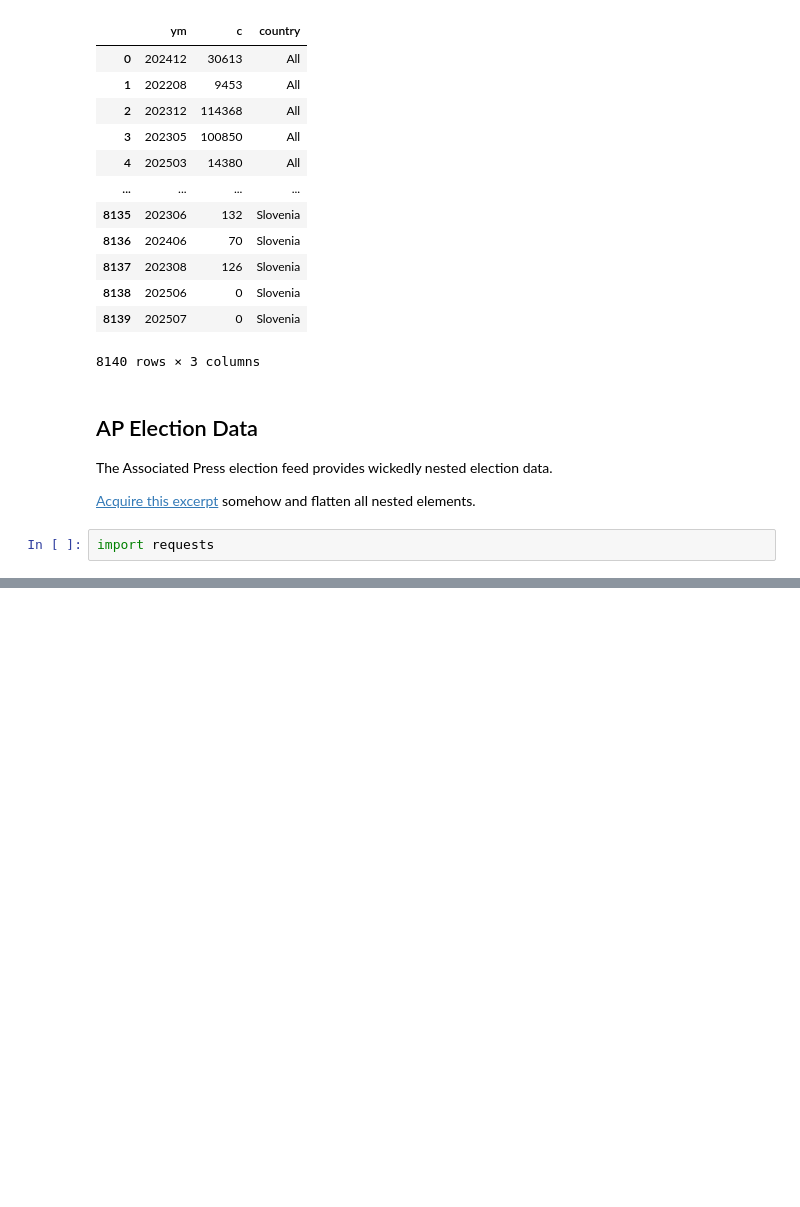
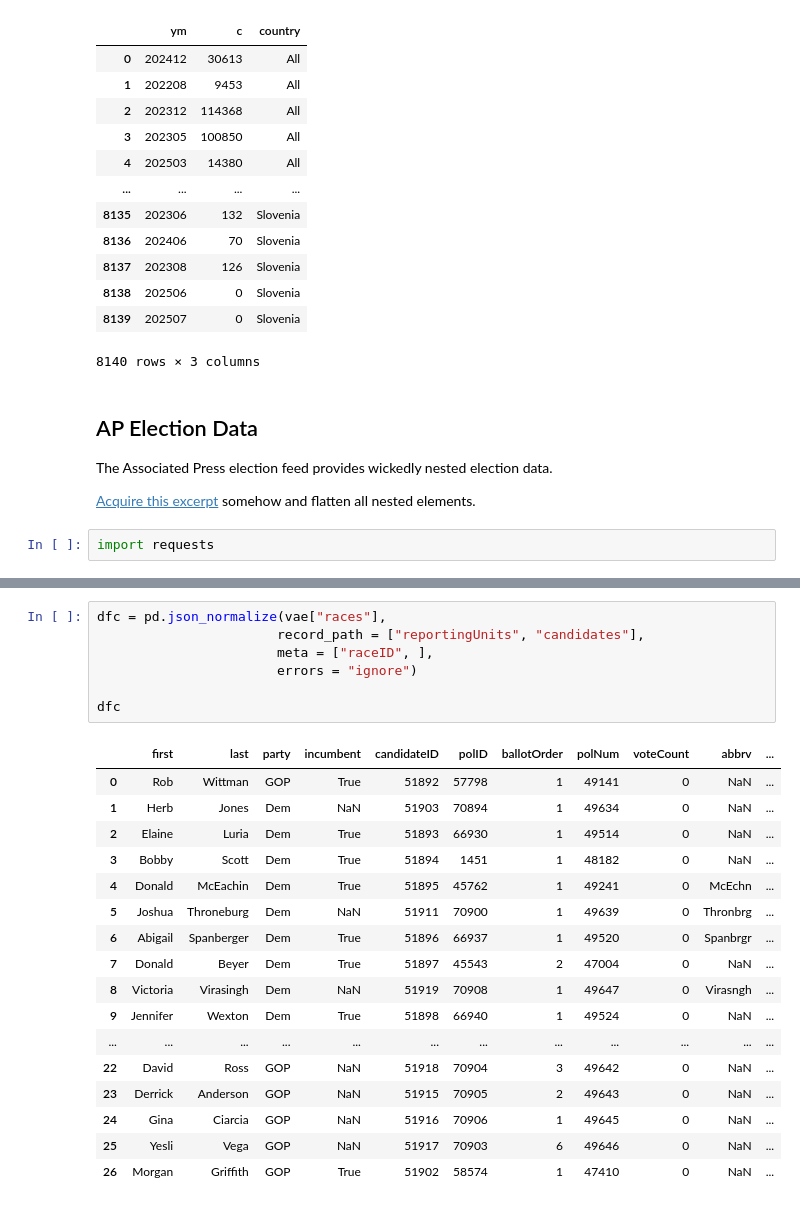
Before and after one commit to sandeepmj/2025-advanced-scraping, a Jupyter notebook: wk3B-flatten-json-DEMO.ipynb, the cells around one changed output, grey strips where cells are left out. Cells and saved outputs as stored; diff of their text form; blank space fills up the shorter version.

Commit message:
last few weeks

```diff
--- a/wk3B-flatten-json-DEMO.ipynb
+++ b/wk3B-flatten-json-DEMO.ipynb
@@ -1076,0 +1162,25 @@ print(response.json())
+# %%
+dfc = pd.json_normalize(vae["races"],
+                       record_path = ["reportingUnits", "candidates"],
+                       meta = ["raceID", ],
+                       errors = "ignore")
+
+dfc
+# %% [output]
+|  | first | last | party | incumbent | candidateID | polID | ballotOrder | polNum | voteCount | abbrv | ... |
+| 0 | Rob | Wittman | GOP | True | 51892 | 57798 | 1 | 49141 | 0 | NaN | ... |
+| 1 | Herb | Jones | Dem | NaN | 51903 | 70894 | 1 | 49634 | 0 | NaN | ... |
+| 2 | Elaine | Luria | Dem | True | 51893 | 66930 | 1 | 49514 | 0 | NaN | ... |
+| 3 | Bobby | Scott | Dem | True | 51894 | 1451 | 1 | 48182 | 0 | NaN | ... |
+| 4 | Donald | McEachin | Dem | True | 51895 | 45762 | 1 | 49241 | 0 | McEchn | ... |
+| 5 | Joshua | Throneburg | Dem | NaN | 51911 | 70900 | 1 | 49639 | 0 | Thronbrg | ... |
+| 6 | Abigail | Spanberger | Dem | True | 51896 | 66937 | 1 | 49520 | 0 | Spanbrgr | ... |
+| 7 | Donald | Beyer | Dem | True | 51897 | 45543 | 2 | 47004 | 0 | NaN | ... |
+| 8 | Victoria | Virasingh | Dem | NaN | 51919 | 70908 | 1 | 49647 | 0 | Virasngh | ... |
+| 9 | Jennifer | Wexton | Dem | True | 51898 | 66940 | 1 | 49524 | 0 | NaN | ... |
+| ... | ... | ... | ... | ... | ... | ... | ... | ... | ... | ... | ... |
+| 22 | David | Ross | GOP | NaN | 51918 | 70904 | 3 | 49642 | 0 | NaN | ... |
+| 23 | Derrick | Anderson | GOP | NaN | 51915 | 70905 | 2 | 49643 | 0 | NaN | ... |
+| 24 | Gina | Ciarcia | GOP | NaN | 51916 | 70906 | 1 | 49645 | 0 | NaN | ... |
+| 25 | Yesli | Vega | GOP | NaN | 51917 | 70903 | 6 | 49646 | 0 | NaN | ... |
+| 26 | Morgan | Griffith | GOP | True | 51902 | 58574 | 1 | 47410 | 0 | NaN | ... |
```
Also changed, not shown: parts of 11 cells of this notebook, 3 other files.
